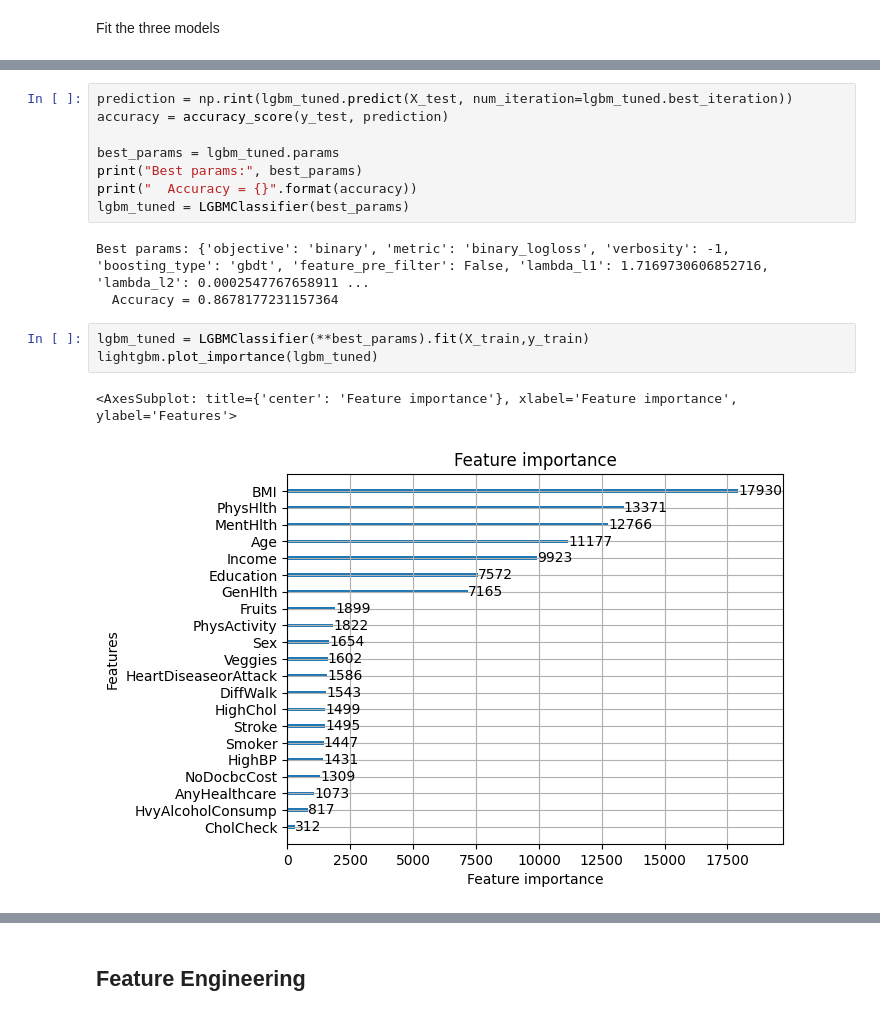
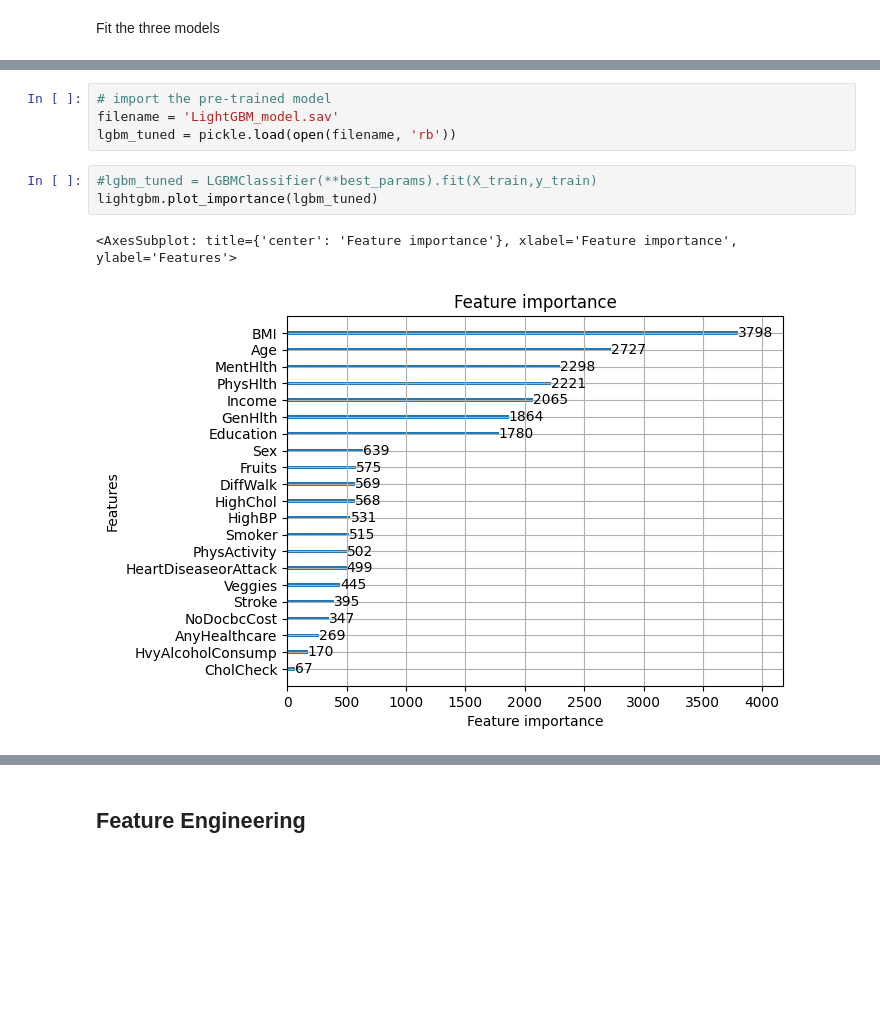
Before and after one commit to egehanyorulmaz/diabetes-prediction, a Jupyter notebook: Modeling.ipynb, the cells around one changed output, grey strips where cells are left out. Saved outputs shown, nothing was run; the diff lists cells and outputs as text; blank space fills up the shorter version.

```diff
--- a/Modeling.ipynb
+++ b/Modeling.ipynb
@@ -243,19 +191,12 @@ Early stopping, best iteration is:
-# %%
-prediction = np.rint(lgbm_tuned.predict(X_test, num_iteration=lgbm_tuned.best_iteration))
-accuracy = accuracy_score(y_test, prediction)
-
-best_params = lgbm_tuned.params
-print("Best params:", best_params)
-print("  Accuracy = {}".format(accuracy))
-lgbm_tuned = LGBMClassifier(best_params)
-# %% [output]
-Best params: {'objective': 'binary', 'metric': 'binary_logloss', 'verbosity': -1, 'boosting_type': 'gbdt', 'feature_pre_filter': False, 'lambda_l1': 1.7169730606852716, 'lambda_l2': 0.0002547767658911 ...
-  Accuracy = 0.8678177231157364
+# %%
+# import the pre-trained model
+filename = 'LightGBM_model.sav'
+lgbm_tuned = pickle.load(open(filename, 'rb'))
 # %%
-lgbm_tuned = LGBMClassifier(**best_params).fit(X_train,y_train)
+#lgbm_tuned = LGBMClassifier(**best_params).fit(X_train,y_train)
 lightgbm.plot_importance(lgbm_tuned)
 # %% [output]
 <AxesSubplot: title={'center': 'Feature importance'}, xlabel='Feature importance', ylabel='Features'>
-[figure, old version]
+[figure, new version]
 # %%
 models = [#DecisionTreeClassifier(),RandomForestClassifier(),SVC(),
```
Also changed, not shown: parts of 13 cells of this notebook.
